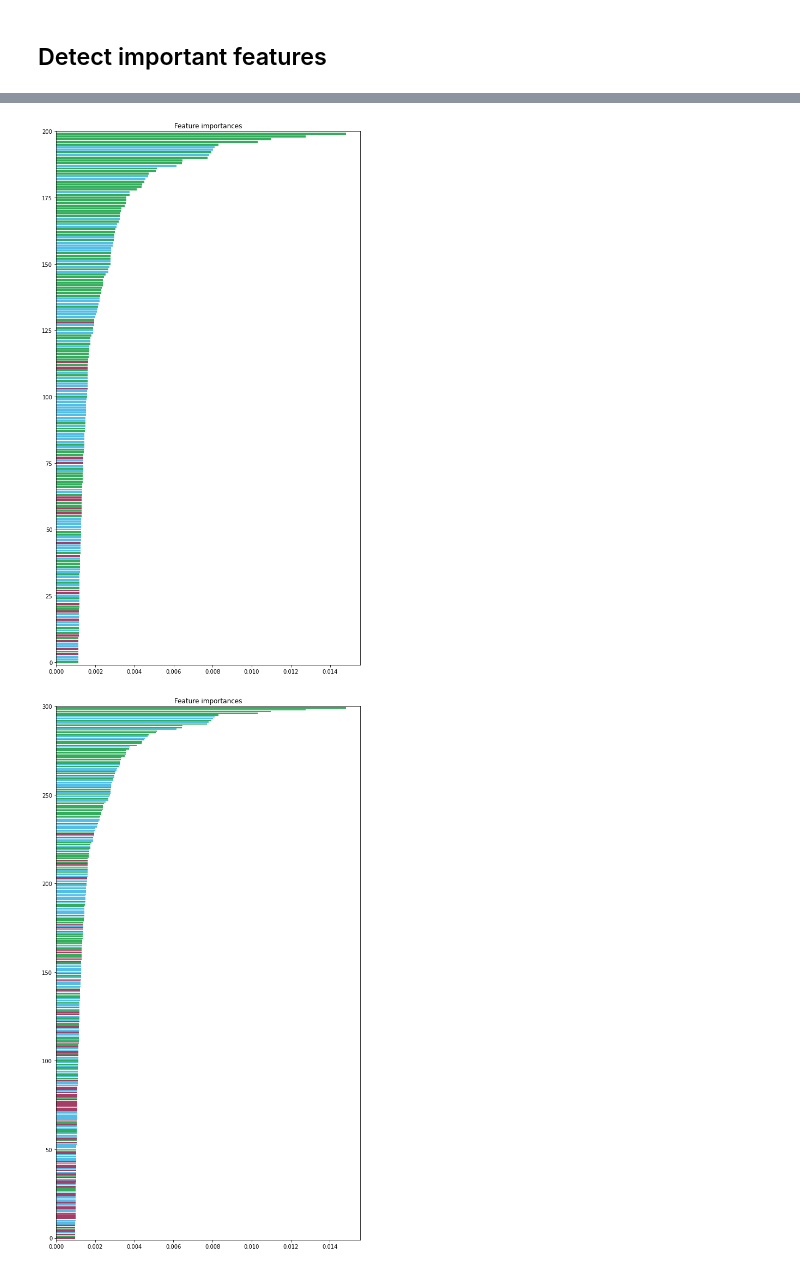
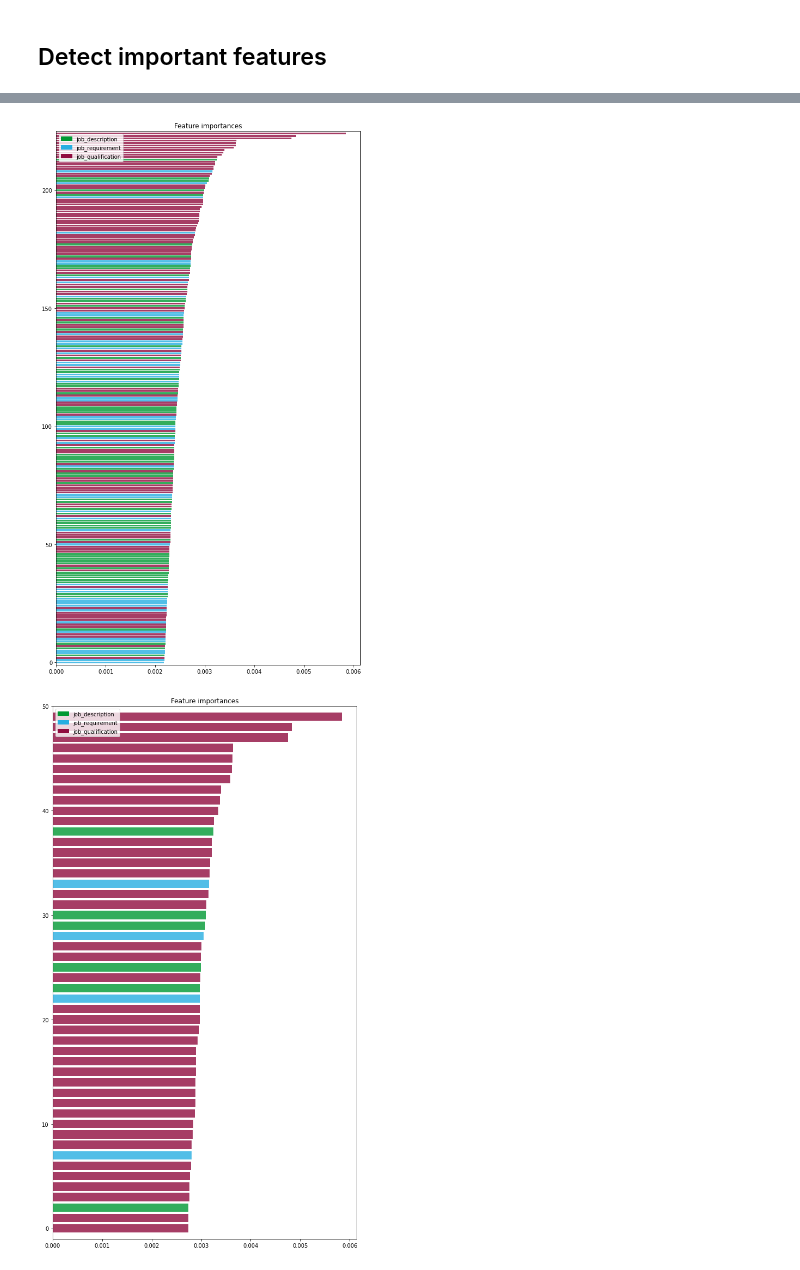
Before and after one commit to dhbangtroi/dss-thesis, a Jupyter notebook: CODES/03_job-skills_03_selecting-features.ipynb, the cells around one changed output, grey strips where cells are left out. Drawn from its saved outputs; the diff is of its cells as text; code cells hidden in the pictures.

```diff
--- a/CODES/03_job-skills_03_selecting-features.ipynb
+++ b/CODES/03_job-skills_03_selecting-features.ipynb
@@ -24,20 +26,22 @@ from tqdm import tqdm
 os_name = os.name
 
 if os_name == 'nt':
+    """Windows platform"""
     BASE_DIR = "E:/THIENDHB_GOOGLEDRIVE/MASTER TILBURG/THESIS/"
-    INPUT_DIR = BASE_DIR + "DATASET/INPUT/"
-    OUTPUT_DIR = BASE_DIR + "DATASET/OUTPUT/"
+
 elif os_name == 'posix':
+    """Linux platform"""
     BASE_DIR = "/media/pinkalinux/WORK/THIENDHB_GOOGLEDRIVE/MASTER TILBURG/THESIS/"
-    INPUT_DIR = BASE_DIR + "DATASET/INPUT/"
-    OUTPUT_DIR = BASE_DIR + "DATASET/OUTPUT/"
+
+INPUT_DIR = BASE_DIR + "DATASET/INPUT/"
+OUTPUT_DIR = BASE_DIR + "DATASET/OUTPUT/"
+RESULT_DIR = BASE_DIR + "RESULTS/"
 
 SEED = 6886
-
 %matplotlib inline
 # %% [markdown]
 ## Import data
 # %%
 # Load document embeddings of skill concatenating in numpy format file
-skill_concat_zip = np.load(OUTPUT_DIR + "skill_wide_embeddings.npz")
+skill_concat_zip = np.load(OUTPUT_DIR + "skill_wide_halfsize_embeddings.npz")
 skill_concat_embeddings = skill_concat_zip['skill_wide_embeddings']
@@ -117,8 +85,8 @@ X_synthetic.head(3)
 X_total = np.concatenate([skill_concat_embeddings_df, X_synthetic])
 Y_total = np.concatenate(
     [
-        np.ones(skill_concat_embeddings.shape[0]),
-        np.zeros(skill_concat_embeddings.shape[0]),
+        np.ones(skill_concat_embeddings_df.shape[0]),
+        np.zeros(skill_concat_embeddings_df.shape[0]),
     ]
 )
 # %%
@@ -165,7 +134,7 @@ dd.to_parquet(
 )
 # %%
 # Run random forest on new dataset
-rf = RF(n_estimators=200, n_jobs=-1, random_state=SEED, verbose=2).fit(X_total, Y_total)
+rf = RF(n_estimators=200, n_jobs=-1, random_state=SEED, verbose=1).fit(X_total, Y_total)
 feat_importance = rf.feature_importances_
 # %% [output]
 [Parallel(n_jobs=-1)]: Using backend ThreadingBackend with 8 concurrent workers.
@@ -280,6 +215,6 @@ plt.show()
 # %%
 # Plot the feature importances of the forest
-no_features = 200
+no_features = 225
 plt.figure(figsize=(10, 18))
 plt.title("Feature importances")
 plt.barh(
@@ -290,25 +225,37 @@ plt.barh(
     alpha=0.8,
 )
 plt.ylim([-1, no_features])
+
+green_patch = mpatches.Patch(color='#009933', label='job_description')
+blue_patch = mpatches.Patch(color='#27aee1', label='job_requirement')
+brown_patch = mpatches.Patch(color='#900c3f', label='job_qualification')
+plt.legend(handles=[green_patch, blue_patch, brown_patch], loc="upper left")
+
 plt.show()
 # %% [output]
-[figure, old version]
+[figure, new version]
 # %%
 # Plot the feature importances of the forest
-no_features = 300
+no_features = 50
 plt.figure(figsize=(10, 18))
 plt.title("Feature importances")
 plt.barh(
     range(no_features),
     feat_importance[indices][-no_features:],
     color=colors[-no_features:],
     align="center",
     alpha=0.8,
 )
 plt.ylim([-1, no_features])
+
+green_patch = mpatches.Patch(color='#009933', label='job_description')
+blue_patch = mpatches.Patch(color='#27aee1', label='job_requirement')
+brown_patch = mpatches.Patch(color='#900c3f', label='job_qualification')
+plt.legend(handles=[green_patch, blue_patch, brown_patch], loc="upper left")
+
 plt.show()
 # %% [output]
-[figure, old version]
+[figure, new version]
 # %%
 min(feat_importance), max(feat_importance), np.mean(feat_importance), np.median(feat_importance)
 # %% [output]
```
Also changed, not shown: parts of 34 cells of this notebook, 24 other files.
